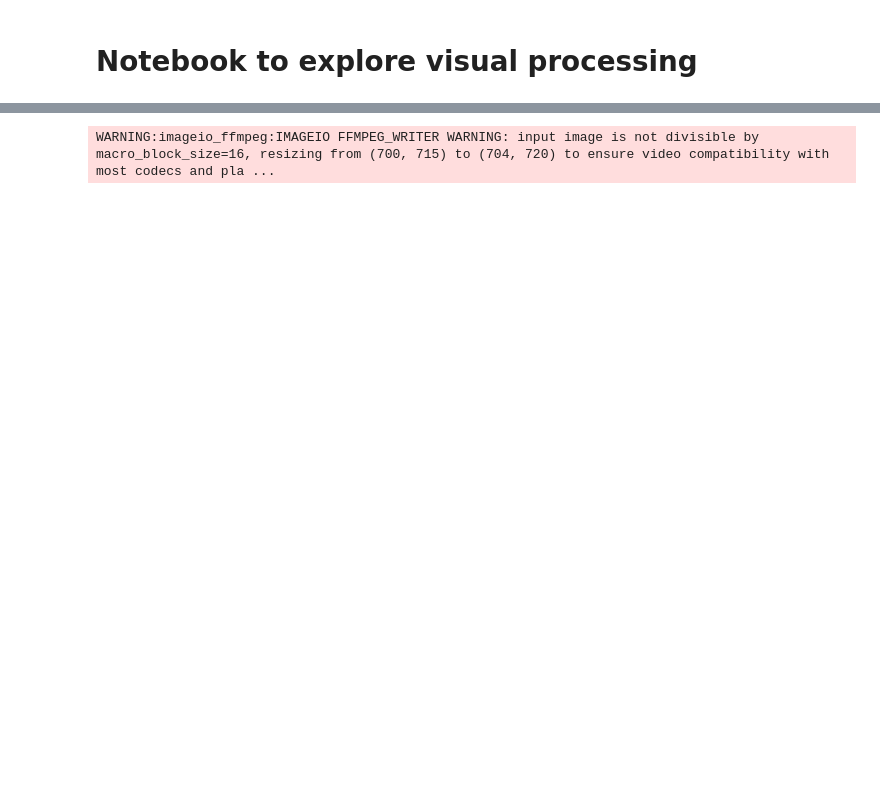
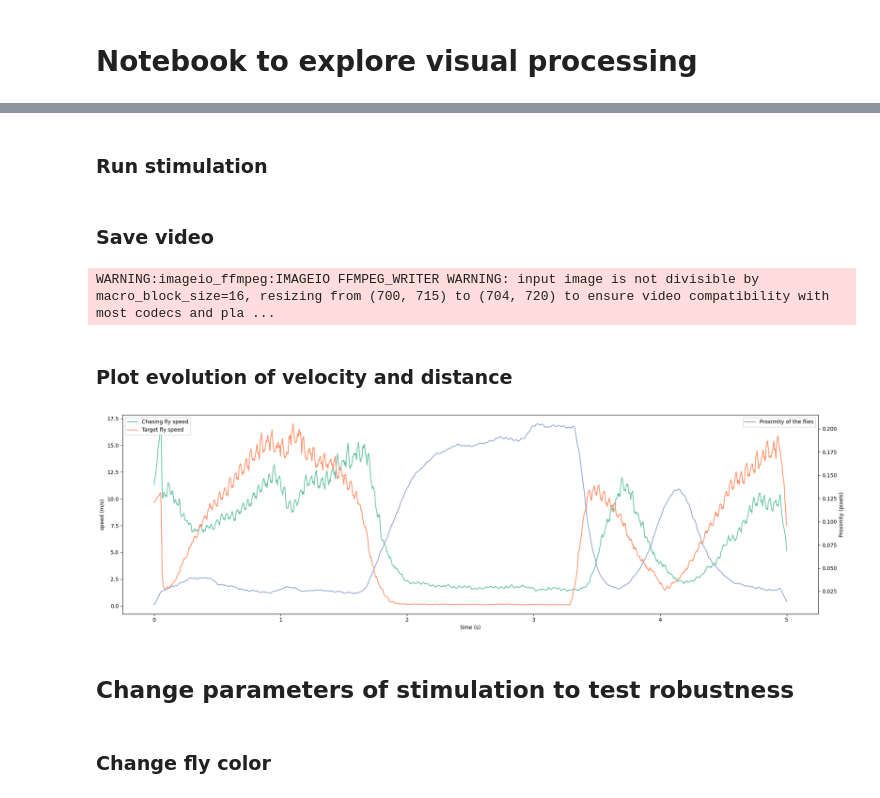
Before and after one commit to ValentineDelevaux/COBAR_project, a Jupyter notebook: visual_processing.ipynb, the cells around one changed output, grey strips where cells are left out. Drawn from its saved outputs; the diff is of its cells as text; code cells hidden in the pictures; blank space fills up the shorter version.

Commit message:
Clean visual processing notebook

```diff
--- a/visual_processing.ipynb
+++ b/visual_processing.ipynb
@@ -19,0 +24,4 @@ import matplotlib.pyplot as plt
+# %%
+timestep = 1e-4
+run_time = 5
+t = np.arange(0, run_time, timestep)
@@ -20 +89,30 @@ import matplotlib.pyplot as plt
+# %%
+# Define fly 1 actions --> sinusoidal trajectory
+speed_variation = np.abs(np.sin(t * np.pi / 2))
+fly1_actions = np.zeros((len(t), 2))
+
+# Create the fly 1 actions scenario
+for i, time in enumerate(t):
+    if time < (1/3) * run_time:
+        # sinusoidal trajectory for the first 1/3 of the time
+        fly1_actions[i] = (
+            np.abs(np.cos(time * np.pi / 2)) * speed_variation[i],
+            np.abs(np.sin(time * np.pi / 2)) * speed_variation[i],
+        )
+    elif time < (2/3) * run_time:
+        # stop for the second 1/3 of the time
+        fly1_actions[i] = (0, 0)
+    else:
+        # sinusoidal trajectory for the last 1/3 of the time
+        fly1_actions[i] = (
+            np.abs(np.cos(time * np.pi / 2)) * speed_variation[i],
+            np.abs(np.sin(time * np.pi / 2)) * speed_variation[i],
+        )
+
+# Modifiy fly speed
+mean_speed = 1.2
+std_dev_speed = 0.4
+
+# fly1_actions *= random_speed_variation
+fly1_actions = np.clip(fly1_actions, 0, 2 * mean_speed)
 # %% [markdown]
@@ -308,0 +120,2 @@ plt.show()
+# %% [markdown]
+### Run stimulation
@@ -309,3 +215,5 @@ plt.show()
+# %% [markdown]
+### Save video
 # %%
 birdeye_cam_frames = cam._frames
 cam._frames = second_cam_frames
@@ -319,3 +227,13 @@ save_video_with_vision_insets(
 )
 # %% [output]
 WARNING:imageio_ffmpeg:IMAGEIO FFMPEG_WRITER WARNING: input image is not divisible by macro_block_size=16, resizing from (700, 715) to (704, 720) to ensure video compatibility with most codecs and pla ...
+# %% [markdown]
+### Plot evolution of velocity and distance
+# %%
+plot_chasing(t, speeds_fly0, speeds_fly1, proximities)
+# %% [output]
+[figure, added]
+# %% [markdown]
+## Change parameters of stimulation to test robustness
+# %% [markdown]
+### Change fly color
```
Also changed, not shown: parts of 28 cells of this notebook, 1 other file.
